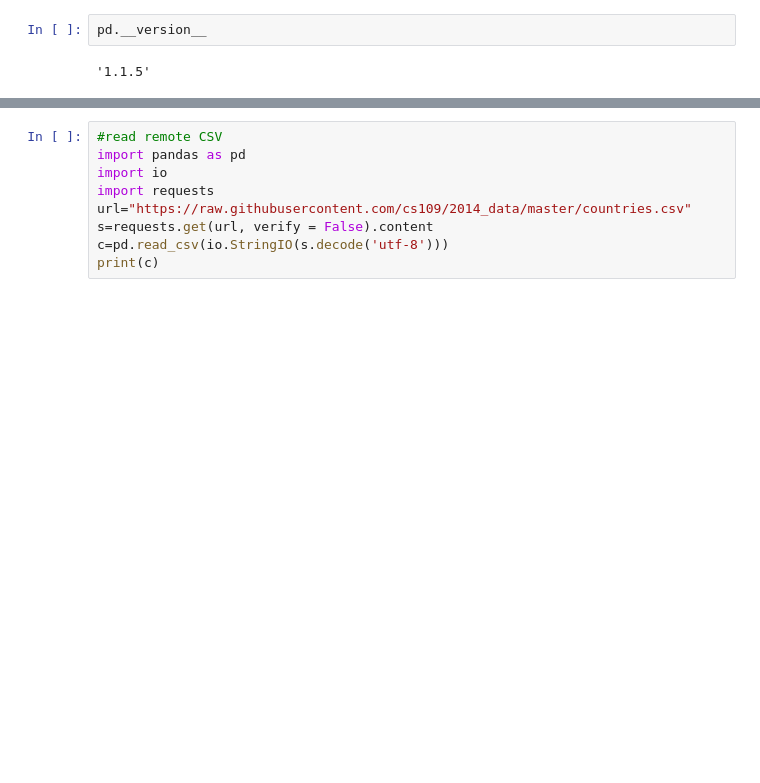
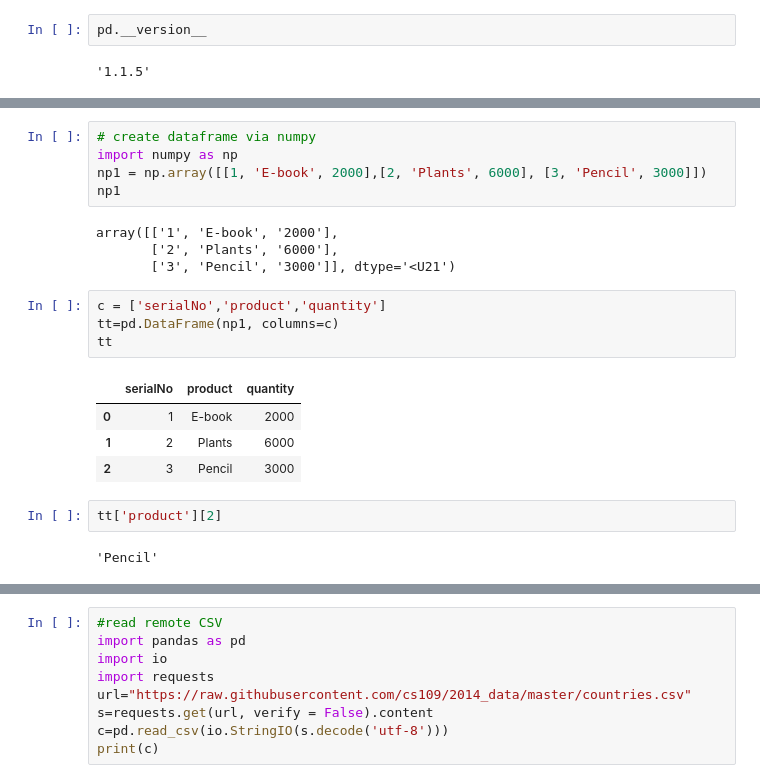
Before and after one commit to cmskzhan/helloworld, a Jupyter notebook: LearnPandas/kai-Pandas-notes.ipynb, the cells around one changed output, grey strips where cells are left out. Cells and saved outputs as stored; diff of their text form; blank space fills up the shorter version.

```diff
--- a/LearnPandas/kai-Pandas-notes.ipynb
+++ b/LearnPandas/kai-Pandas-notes.ipynb
@@ -11,3 +38,25 @@ pd.__version__
+# %%
+# create dataframe via numpy
+import numpy as np
+np1 = np.array([[1, 'E-book', 2000],[2, 'Plants', 6000], [3, 'Pencil', 3000]])
+np1
+# %% [output]
+array([['1', 'E-book', '2000'],
+       ['2', 'Plants', '6000'],
+       ['3', 'Pencil', '3000']], dtype='<U21')
+# %%
+c = ['serialNo','product','quantity']
+tt=pd.DataFrame(np1, columns=c)
+tt
+# %% [output]
+|  | serialNo | product | quantity |
+| 0 | 1 | E-book | 2000 |
+| 1 | 2 | Plants | 6000 |
+| 2 | 3 | Pencil | 3000 |
+# %%
+tt['product'][2]
+# %% [output]
+'Pencil'
 # %%
 # read csv locally exmaple, skiprows
 oo = pd.read_csv('data/olympics.csv', skiprows=4)
```
Also changed, not shown: parts of 4 cells of this notebook.
